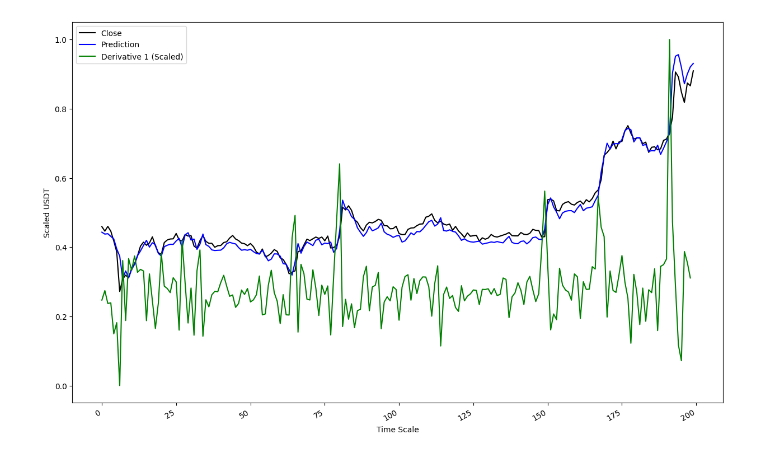
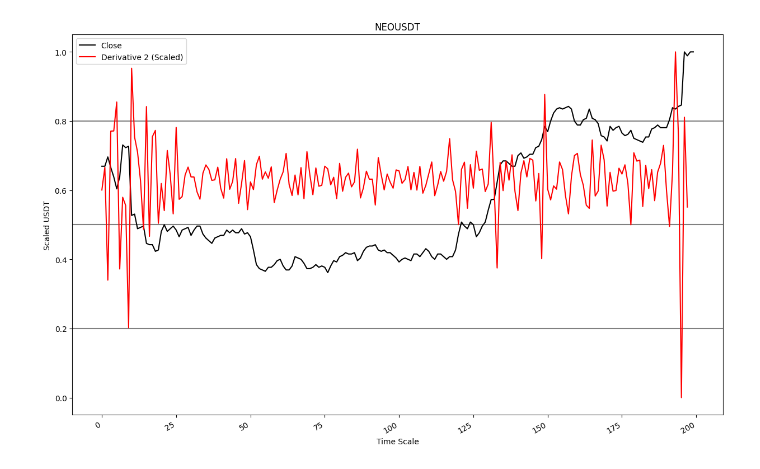
Before and after one commit to luisgomezzz/luchocrypto, a Jupyter notebook: predictor/NOTEBOOK.ipynb, the cells around one changed output. Drawn from its saved outputs; the diff is of its cells as text; code cells hidden in the pictures.

```diff
--- a/predictor/NOTEBOOK.ipynb
+++ b/predictor/NOTEBOOK.ipynb
@@ -7,11 +7,14 @@ from keras.layers import Dense
 from keras.layers import LSTM
 from sklearn.preprocessing import MinMaxScaler
 import constantes as cons
+import keras
 
-symbol =  str.upper('inj'+'USDT')
+symbol =  str.upper('neo'+'USDT')
 client = cons.client
 
 #######################################################################################
+umbralbajo=0.2
+umbralalto=0.8
 
 timeframe='30m'
 historical_data = client.get_historical_klines(symbol, timeframe)
@@ -60,7 +63,8 @@ lstm.add(LSTM(32,input_shape=(X_train.shape[1],X_train.shape[2]),activation='rel
 lstm.add(Dense(1))
 lstm.compile(loss='mean_squared_error',optimizer='adam')
 
-lstm.fit(X_train,y_train,epochs=20,batch_size=4,verbose=2,shuffle=False)
+#lstm.fit(X_train,y_train,epochs=20,batch_size=4,verbose=2,shuffle=False)
+lstm = keras.models.load_model('modelos/lstm'+symbol+'.h5')
 
 y_pred = lstm.predict(X_test)
 # Calcular las derivadas
@@ -76,15 +80,21 @@ scaler2 = MinMaxScaler(feature_range=(0, 1))
 deriv_y_pred_scaled2 = scaler2.fit_transform(deriv_y_pred2)
 
 #grafica
+
 plt.figure(figsize=(15, 10))
+#plt.xlim(125,200)
+plt.axhline(y = umbralalto, color = 'GREY', linestyle = '-')
+plt.axhline(y = 0.5, color = 'GREY', linestyle = '-')
+plt.axhline(y = umbralbajo, color = 'GREY', linestyle = '-')
 plt.plot(y_test, label='Close',color = 'black')
 time_index = range(n_steps-1, n_steps-1+len(y_pred))
-plt.plot(time_index, y_pred[:, -1, 0], label='Prediction',color = 'blue')
-plt.plot(time_index[:-1], deriv_y_pred_scaled[:, 0], label='Derivative 1 (Scaled)',color = 'green')
-#plt.plot(time_index[:-2], deriv_y_pred_scaled2[:, 0], label='Derivative 2 (Scaled)',color = 'red')
+#plt.plot(time_index, y_pred[:, -1, 0], label='Prediction',color = 'blue')
+#plt.plot(time_index[:-1], deriv_y_pred_scaled[:, 0], label='Derivative 1 (Scaled)',color = 'green')
+plt.plot(time_index[:-2], deriv_y_pred_scaled2[:, 0], label='Derivative 2 (Scaled)',color = 'red')
 plt.xlabel('Time Scale')
 plt.ylabel('Scaled USDT')
 plt.legend()
 plt.gcf().autofmt_xdate()
+plt.title(symbol)
 plt.show()
 # %% [output]
@@ -107,2 +101,2 @@ Epoch 20/20
 7/7 [==============================] - 0s 1ms/step
-[figure, old version]
+[figure, new version]
```
Also changed, not shown: parts of 1 cell of this notebook, 1 other file.
